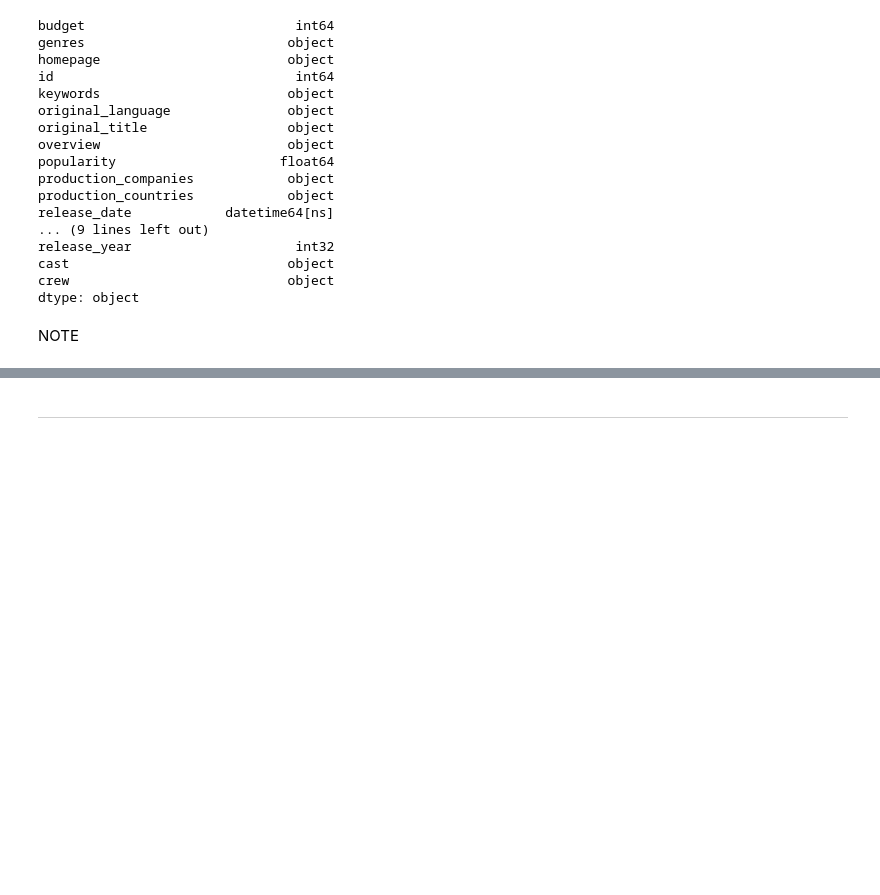
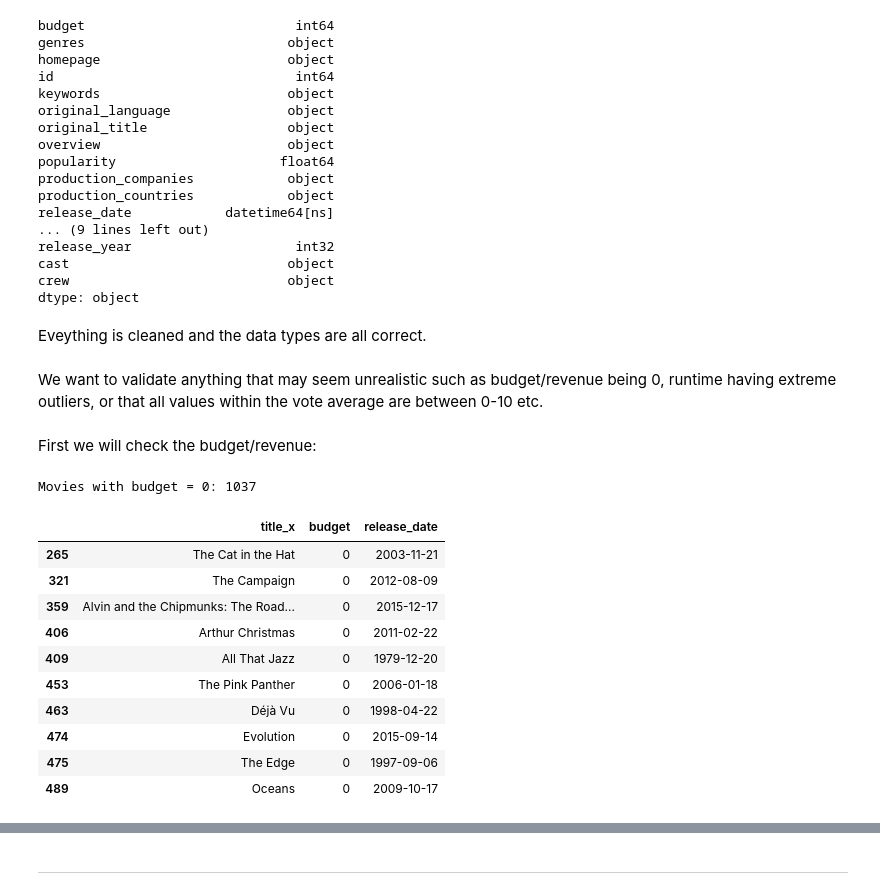
Before and after one commit to JayneLawley/Team1_TMDb_Hackathon_2, a Jupyter notebook: jupyter_notebooks/ETL.ipynb, the cells around one changed output, grey strips where cells are left out. Cells and saved outputs as stored; diff of their text form; code cells hidden in the pictures; blank space fills up the shorter version.

```diff
--- a/jupyter_notebooks/ETL.ipynb
+++ b/jupyter_notebooks/ETL.ipynb
@@ -517,5 +517,5 @@ release_year                     int32
 cast                            object
 crew                            object
 dtype: object
-# %% [markdown]
-NOTE
+# %% [markdown]
+Eveything is cleaned and the data types are all correct.
@@ -521,0 +525,21 @@ NOTE
+# %% [markdown]
+We want to validate anything that may seem unrealistic such as budget/revenue being 0, runtime having extreme outliers, or that all values within the vote average are between 0-10 etc.
+# %% [markdown]
+First we will check the budget/revenue:
+# %%
+df_zero_budget = merged_df[merged_df['Budget'] == 0]
+print(f"Movies with budget = 0: {len(df_zero_budget)}")
+df_zero_budget[['Title_x', 'Budget', 'Release_date']].head(10)
+# %% [output]
+Movies with budget = 0: 1037
+|  | title_x | budget | release_date |
+| 265 | The Cat in the Hat | 0 | 2003-11-21 |
+| 321 | The Campaign | 0 | 2012-08-09 |
+| 359 | Alvin and the Chipmunks: The Road... | 0 | 2015-12-17 |
+| 406 | Arthur Christmas | 0 | 2011-02-22 |
+| 409 | All That Jazz | 0 | 1979-12-20 |
+| 453 | The Pink Panther | 0 | 2006-01-18 |
+| 463 | Déjà Vu | 0 | 1998-04-22 |
+| 474 | Evolution | 0 | 2015-09-14 |
+| 475 | The Edge | 0 | 1997-09-06 |
+| 489 | Oceans | 0 | 2009-10-17 |
```
Also changed, not shown: parts of 15 cells of this notebook.
